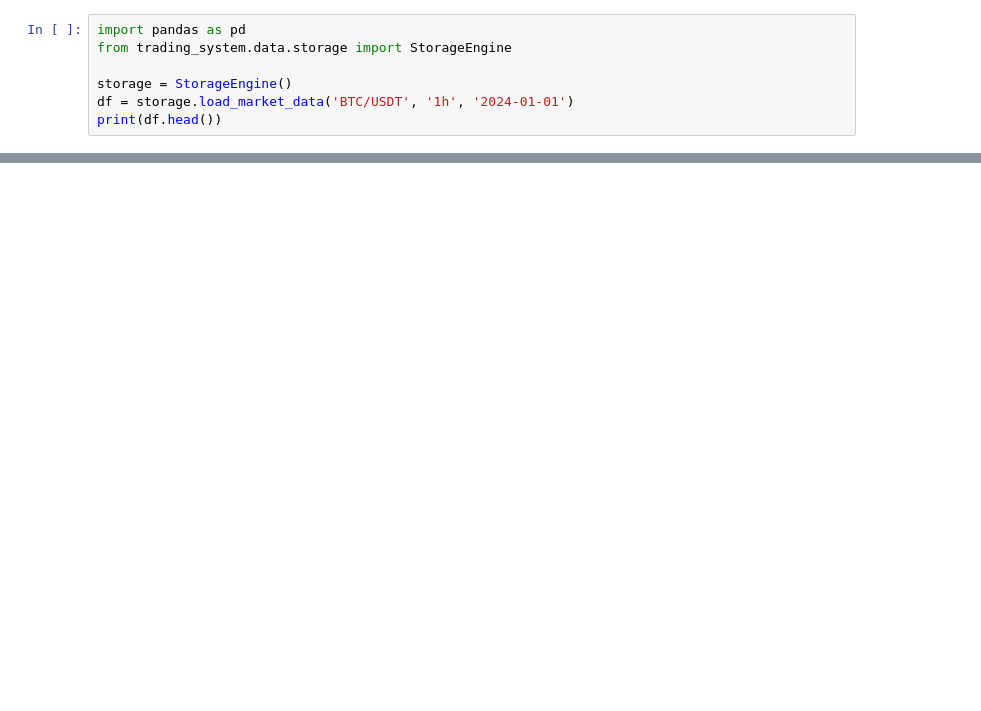
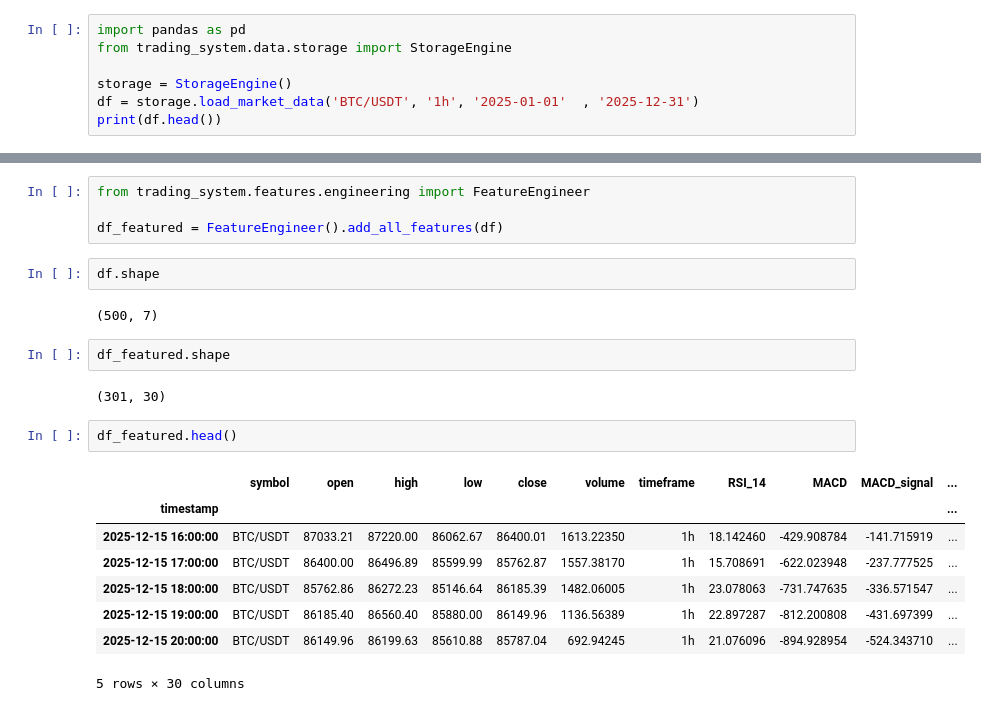
Before and after one commit to quyen244/trading-system, a Jupyter notebook: src/trading_system/notebooks/analysis_notebook.ipynb, the cells around one changed output, grey strips where cells are left out. Drawn from its saved outputs; the diff is of its cells as text; blank space fills up the shorter version.

```diff
--- a/src/trading_system/notebooks/analysis_notebook.ipynb
+++ b/src/trading_system/notebooks/analysis_notebook.ipynb
@@ -3,6 +3,6 @@ import pandas as pd
 from trading_system.data.storage import StorageEngine
 
 storage = StorageEngine()
-df = storage.load_market_data('BTC/USDT', '1h', '2024-01-01')
+df = storage.load_market_data('BTC/USDT', '1h', '2025-01-01'  , '2025-12-31')
 print(df.head())
 # %% [output]
@@ -52,0 +52,23 @@ TypeError: RSIIndicator.__init__() got an unexpected keyword argument 'length'
+# %%
+from trading_system.features.engineering import FeatureEngineer
+
+df_featured = FeatureEngineer().add_all_features(df)
+# %%
+df.shape
+# %% [output]
+(500, 7)
+# %%
+df_featured.shape
+# %% [output]
+(301, 30)
+# %%
+df_featured.head()
+# %% [output]
+|  | symbol | open | high | low | close | volume | timeframe | RSI_14 | MACD | MACD_signal | ... |
+| timestamp |  |  |  |  |  |  |  |  |  |  | ... |
+| 2025-12-15 16:00:00 | BTC/USDT | 87033.21 | 87220.00 | 86062.67 | 86400.01 | 1613.22350 | 1h | 18.142460 | -429.908784 | -141.715919 | ... |
+| 2025-12-15 17:00:00 | BTC/USDT | 86400.00 | 86496.89 | 85599.99 | 85762.87 | 1557.38170 | 1h | 15.708691 | -622.023948 | -237.777525 | ... |
+| 2025-12-15 18:00:00 | BTC/USDT | 85762.86 | 86272.23 | 85146.64 | 86185.39 | 1482.06005 | 1h | 23.078063 | -731.747635 | -336.571547 | ... |
+| 2025-12-15 19:00:00 | BTC/USDT | 86185.40 | 86560.40 | 85880.00 | 86149.96 | 1136.56389 | 1h | 22.897287 | -812.200808 | -431.697399 | ... |
+| 2025-12-15 20:00:00 | BTC/USDT | 86149.96 | 86199.63 | 85610.88 | 85787.04 | 692.94245 | 1h | 21.076096 | -894.928954 | -524.343710 | ... |
+5 rows × 30 columns
```
Also changed, not shown: parts of 19 cells of this notebook, 17 other files.
